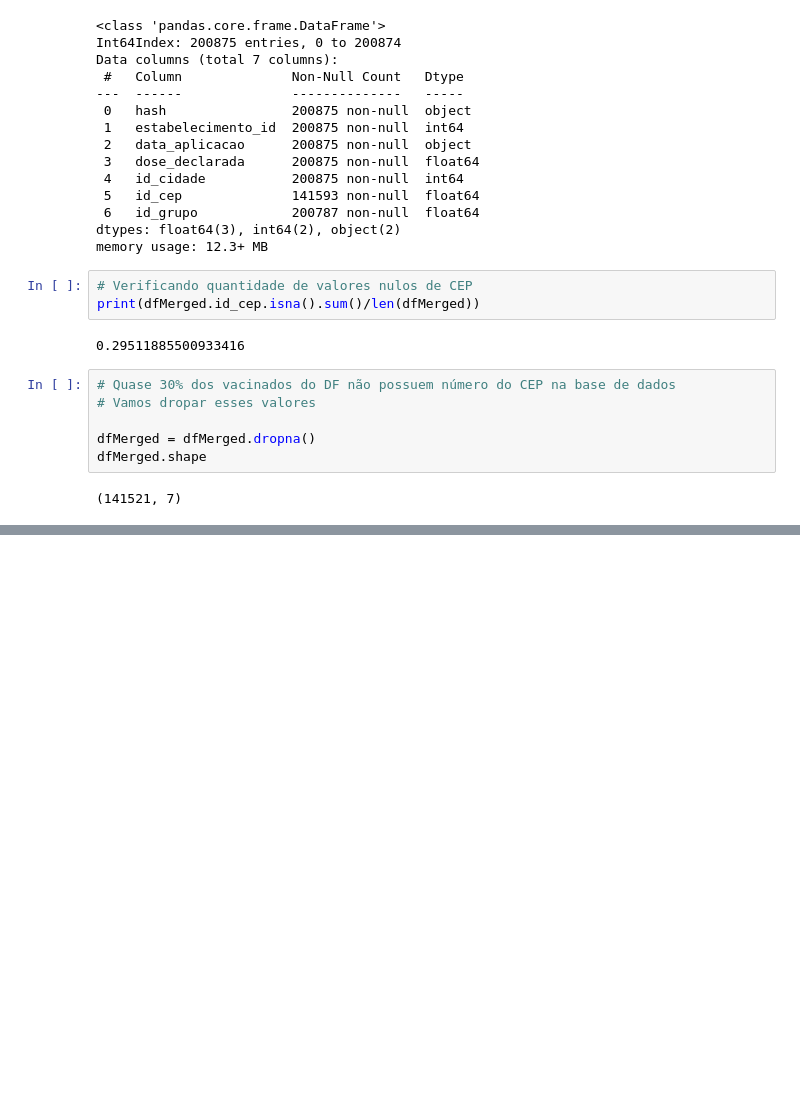
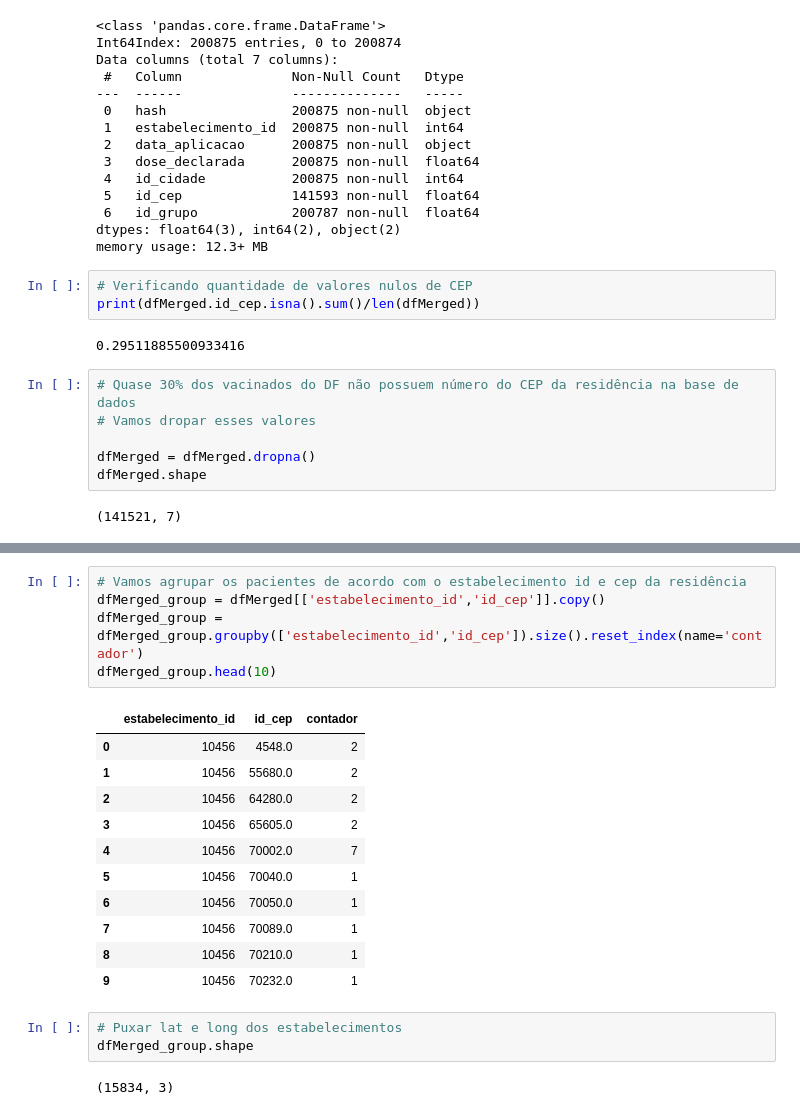
Before and after one commit to raquelcreis/vacina_covid_bsb, a Jupyter notebook: notebook.ipynb, the cells around one changed output, grey strips where cells are left out. Saved outputs shown, nothing was run; the diff lists cells and outputs as text; blank space fills up the shorter version.

Commit message:
groupby estabelecimento e cep paciente

```diff
--- a/notebook.ipynb
+++ b/notebook.ipynb
@@ -420,7 +420,7 @@ print(dfMerged.id_cep.isna().sum()/len(dfMerged))
 # %% [output]
 0.29511885500933416
 # %%
-# Quase 30% dos vacinados do DF não possuem número do CEP na base de dados
+# Quase 30% dos vacinados do DF não possuem número do CEP da residência na base de dados
 # Vamos dropar esses valores
 
 dfMerged = dfMerged.dropna()
@@ -437,3 +437,25 @@ dfMerged.head()
 | 3 | 971aa17ab21f90e5a030a7369ec8e3978... | 3144607 | 2021-03-19 | 1.0 | 5300108 | 71884.0 | 2.0 |
 | 5 | 24731eb1924927edc30a38f29b5dfd09a... | 11150 | 2021-02-04 | 1.0 | 5300108 | 70355.0 | 2.0 |
 | 7 | 6ddfccaa1224328b3c206e056b2e15ec4... | 3742873 | 2021-02-26 | 1.0 | 5300108 | 71050.0 | 2.0 |
+# %%
+# Vamos agrupar os pacientes de acordo com o estabelecimento id e cep da residência
+dfMerged_group = dfMerged[['estabelecimento_id','id_cep']].copy()
+dfMerged_group = dfMerged_group.groupby(['estabelecimento_id','id_cep']).size().reset_index(name='contador')
+dfMerged_group.head(10)
+# %% [output]
+|  | estabelecimento_id | id_cep | contador |
+| 0 | 10456 | 4548.0 | 2 |
+| 1 | 10456 | 55680.0 | 2 |
+| 2 | 10456 | 64280.0 | 2 |
+| 3 | 10456 | 65605.0 | 2 |
+| 4 | 10456 | 70002.0 | 7 |
+| 5 | 10456 | 70040.0 | 1 |
+| 6 | 10456 | 70050.0 | 1 |
+| 7 | 10456 | 70089.0 | 1 |
+| 8 | 10456 | 70210.0 | 1 |
+| 9 | 10456 | 70232.0 | 1 |
+# %%
+# Puxar lat e long dos estabelecimentos
+dfMerged_group.shape
+# %% [output]
+(15834, 3)
```
